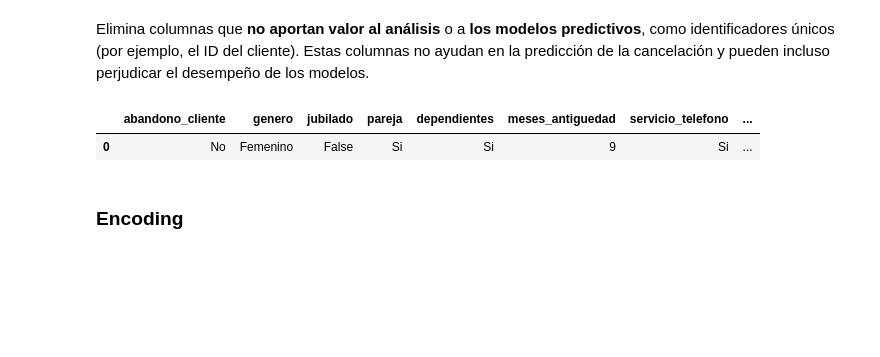
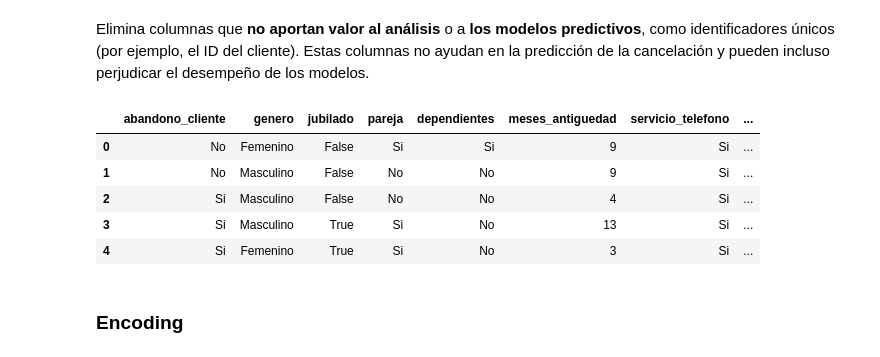
Before and after one commit to MigXDev/CS_Datos_I_DESAFIO_3, a Jupyter notebook: TelecomX_LATAM_2.ipynb, the cells around one changed output. Cells and saved outputs as stored; diff of their text form; code cells hidden in the pictures; blank space fills up the shorter version.

```diff
--- a/TelecomX_LATAM_2.ipynb
+++ b/TelecomX_LATAM_2.ipynb
@@ -117,10 +117,14 @@ Elimina columnas que **no aportan valor al análisis** o a **los modelos predict
 # %%
 Df_base.drop(columns=['id_cliente', 'cargo.diario'],inplace=True)
 # %%
-Df_base.head(1)
+Df_base.head(5)
 # %% [output]
 |  | abandono_cliente | genero | jubilado | pareja | dependientes | meses_antiguedad | servicio_telefono | ... |
 | 0 | No | Femenino | False | Si | Si | 9 | Si | ... |
+| 1 | No | Masculino | False | No | No | 9 | Si | ... |
+| 2 | Si | Masculino | False | No | No | 4 | Si | ... |
+| 3 | Si | Masculino | True | Si | No | 13 | Si | ... |
+| 4 | Si | Femenino | True | Si | No | 3 | Si | ... |
 # %% [markdown]
 ### Encoding
 # %% [markdown]
```
Also changed, not shown: parts of 5 cells of this notebook.
